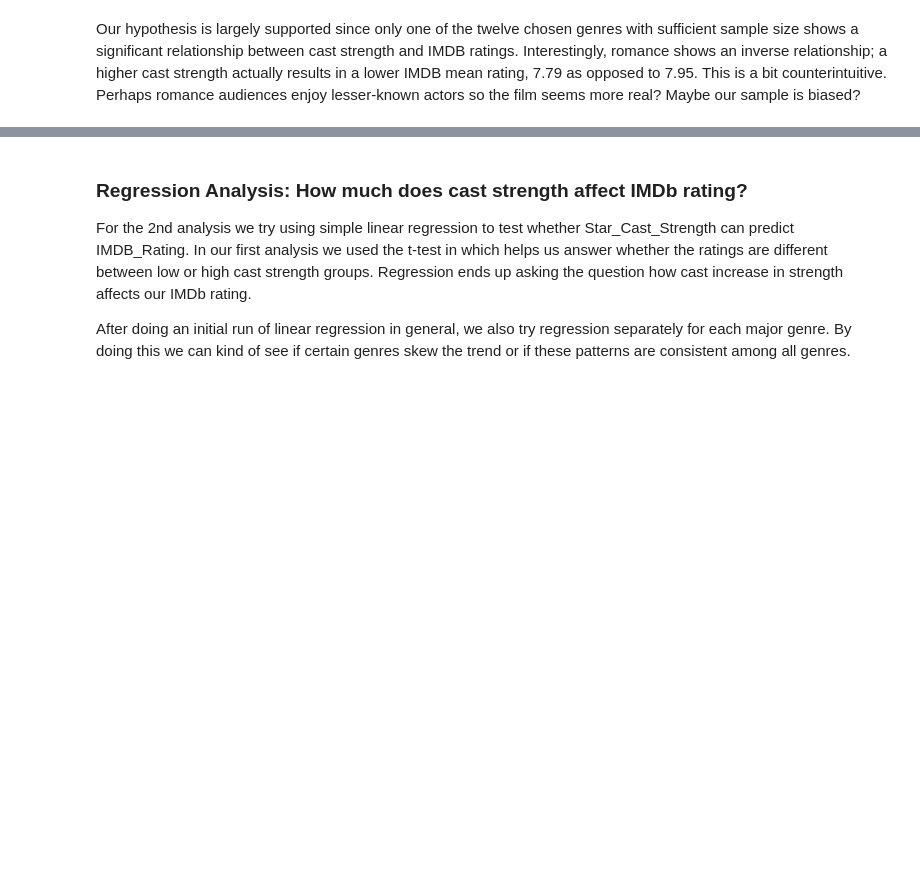
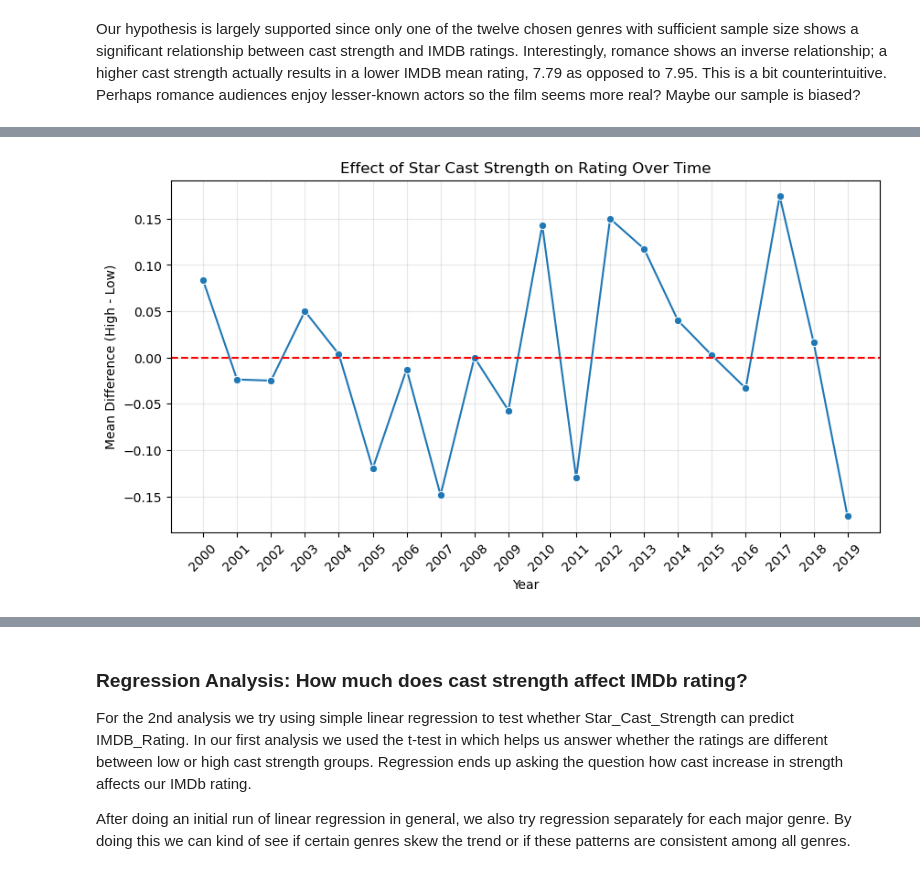
Before and after one commit to COGS108/Group138_WI26, a Jupyter notebook: 03-FinalProject.ipynb, the cells around one changed output, grey strips where cells are left out. Saved outputs shown, nothing was run; the diff lists cells and outputs as text; code cells hidden in the pictures; blank space fills up the shorter version.

```diff
--- a/03-FinalProject.ipynb
+++ b/03-FinalProject.ipynb
@@ -390,0 +426,35 @@ Interestingly, romance shows an inverse relationship; a higher cast strength act
+# %%
+ttest_results = []
+
+for year in major_years:
+    year_data = df_year[df_year['Released_Year'] == year][['Star_Cast_Strength', 'IMDB_Rating']].dropna()
+
+    median_strength = year_data['Star_Cast_Strength'].median()
+    high_cast = year_data[year_data['Star_Cast_Strength'] >= median_strength]['IMDB_Rating']
+    low_cast = year_data[year_data['Star_Cast_Strength'] < median_strength]['IMDB_Rating']
+
+    if len(high_cast) > 1 and len(low_cast) > 1:
+        # only run normality test if sample is large enough
+        high_p_norm = normaltest(high_cast).pvalue if len(high_cast) >= 8 else np.nan
+        low_p_norm = normaltest(low_cast).pvalue if len(low_cast) >= 8 else np.nan
+
+        t_stat, p_value = stats.ttest_ind(high_cast, low_cast, equal_var=True)
+
+        ttest_results.append({
+            'Released_Year': year,
+            'High_Cast_Mean': high_cast.mean(),
+            'Low_Cast_Mean': low_cast.mean(),
+            'Mean_Diff': high_cast.mean() - low_cast.mean(),
+            'High_Normality_p': high_p_norm,
+            'Low_Normality_p': low_p_norm,
+            'T_Statistic': t_stat,
+            'P_Value': p_value,
+            'High_N': len(high_cast),
+            'Low_N': len(low_cast),
+            'Significant': 'Yes' if p_value < 0.05 else 'No'
+        })
+
+ttest_df = pd.DataFrame(ttest_results).sort_values('Released_Year')
+print("\nNormality Tests:")
+print("-"*100)
+print(ttest_df[['Released_Year', 'High_Normality_p', 'Low_Normality_p']].round(4).to_string(index=False))
@@ -390,0 +479,12 @@ Interestingly, romance shows an inverse relationship; a higher cast strength act
+# %%
+plt.figure(figsize=(10,5))
+sns.lineplot(data=ttest_df, x='Released_Year', y='Mean_Diff', marker='o')
+plt.axhline(0, linestyle='--', color='red')
+plt.title('Effect of Star Cast Strength on Rating Over Time')
+plt.ylabel('Mean Difference (High - Low)')
+plt.xlabel('Year')
+plt.grid(alpha=0.3)
+plt.xticks(ttest_df['Released_Year'], rotation=45)
+plt.show()
+# %% [output]
+[figure, added]
```
Also changed, not shown: parts of 12 cells of this notebook, 6 other files.
